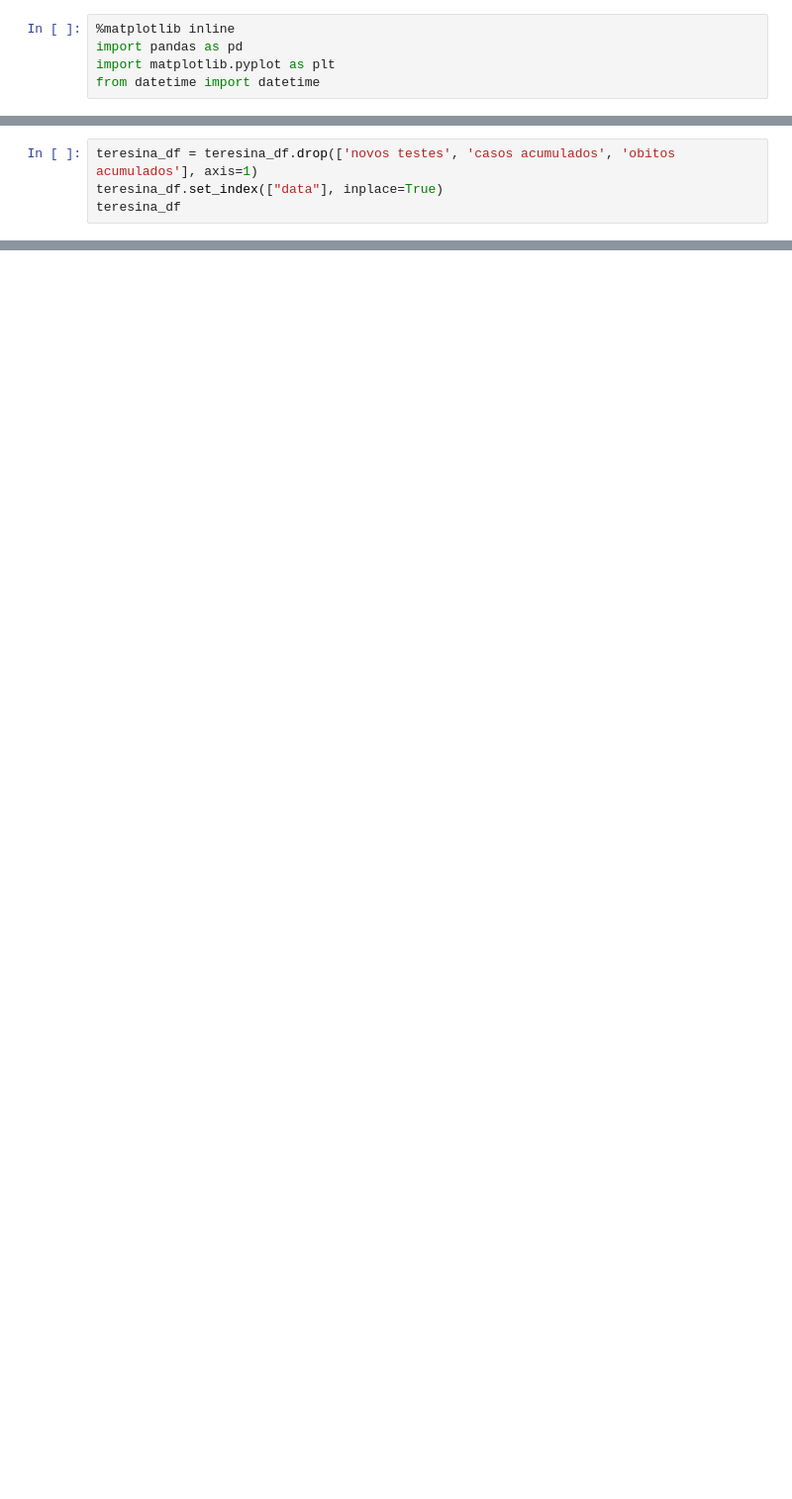
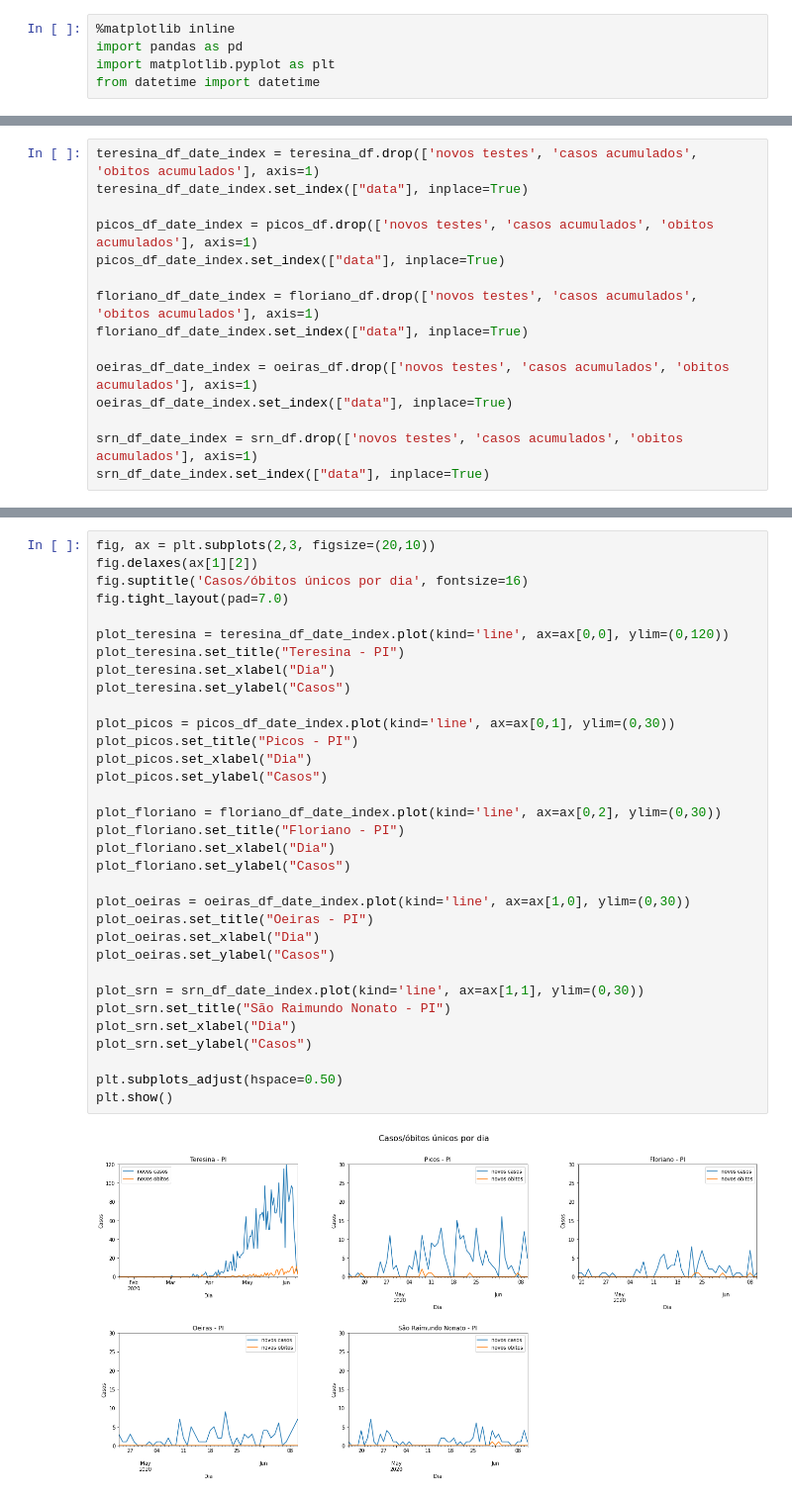
Before and after one commit to diegofsousa/panorama-covid-19-piaui, a Jupyter notebook: primeira_analise.ipynb, the cells around one changed output, grey strips where cells are left out. Shown: that part at 99% size. Drawn from its saved outputs; the diff is of its cells as text; blank space fills up the shorter version.

Commit message:
floriano, oeiras, picos e srn adicionados a analise

```diff
--- a/primeira_analise.ipynb
+++ b/primeira_analise.ipynb
@@ -29,4 +20,0 @@ teresina_df
-# %%
-teresina_df = teresina_df.drop(['novos testes', 'casos acumulados', 'obitos acumulados'], axis=1)
-teresina_df.set_index(["data"], inplace=True)
-teresina_df
@@ -55,0 +21,15 @@ Text(0, 0.5, 'Casos')
+# %%
+teresina_df_date_index = teresina_df.drop(['novos testes', 'casos acumulados', 'obitos acumulados'], axis=1)
+teresina_df_date_index.set_index(["data"], inplace=True)
+
+picos_df_date_index = picos_df.drop(['novos testes', 'casos acumulados', 'obitos acumulados'], axis=1)
+picos_df_date_index.set_index(["data"], inplace=True)
+
+floriano_df_date_index = floriano_df.drop(['novos testes', 'casos acumulados', 'obitos acumulados'], axis=1)
+floriano_df_date_index.set_index(["data"], inplace=True)
+
+oeiras_df_date_index = oeiras_df.drop(['novos testes', 'casos acumulados', 'obitos acumulados'], axis=1)
+oeiras_df_date_index.set_index(["data"], inplace=True)
+
+srn_df_date_index = srn_df.drop(['novos testes', 'casos acumulados', 'obitos acumulados'], axis=1)
+srn_df_date_index.set_index(["data"], inplace=True)
@@ -55,0 +86,35 @@ Text(0, 0.5, 'Casos')
+# %%
+fig, ax = plt.subplots(2,3, figsize=(20,10))
+fig.delaxes(ax[1][2])
+fig.suptitle('Casos/óbitos únicos por dia', fontsize=16)
+fig.tight_layout(pad=7.0)
+
+plot_teresina = teresina_df_date_index.plot(kind='line', ax=ax[0,0], ylim=(0,120))
+plot_teresina.set_title("Teresina - PI")
+plot_teresina.set_xlabel("Dia")
+plot_teresina.set_ylabel("Casos")
+
+plot_picos = picos_df_date_index.plot(kind='line', ax=ax[0,1], ylim=(0,30))
+plot_picos.set_title("Picos - PI")
+plot_picos.set_xlabel("Dia")
+plot_picos.set_ylabel("Casos")
+
+plot_floriano = floriano_df_date_index.plot(kind='line', ax=ax[0,2], ylim=(0,30))
+plot_floriano.set_title("Floriano - PI")
+plot_floriano.set_xlabel("Dia")
+plot_floriano.set_ylabel("Casos")
+
+plot_oeiras = oeiras_df_date_index.plot(kind='line', ax=ax[1,0], ylim=(0,30))
+plot_oeiras.set_title("Oeiras - PI")
+plot_oeiras.set_xlabel("Dia")
+plot_oeiras.set_ylabel("Casos")
+
+plot_srn = srn_df_date_index.plot(kind='line', ax=ax[1,1], ylim=(0,30))
+plot_srn.set_title("São Raimundo Nonato - PI")
+plot_srn.set_xlabel("Dia")
+plot_srn.set_ylabel("Casos")
+
+plt.subplots_adjust(hspace=0.50)
+plt.show()
+# %% [output]
+[figure, added]
```
Also changed, not shown: parts of 12 cells of this notebook, 4 other files.
